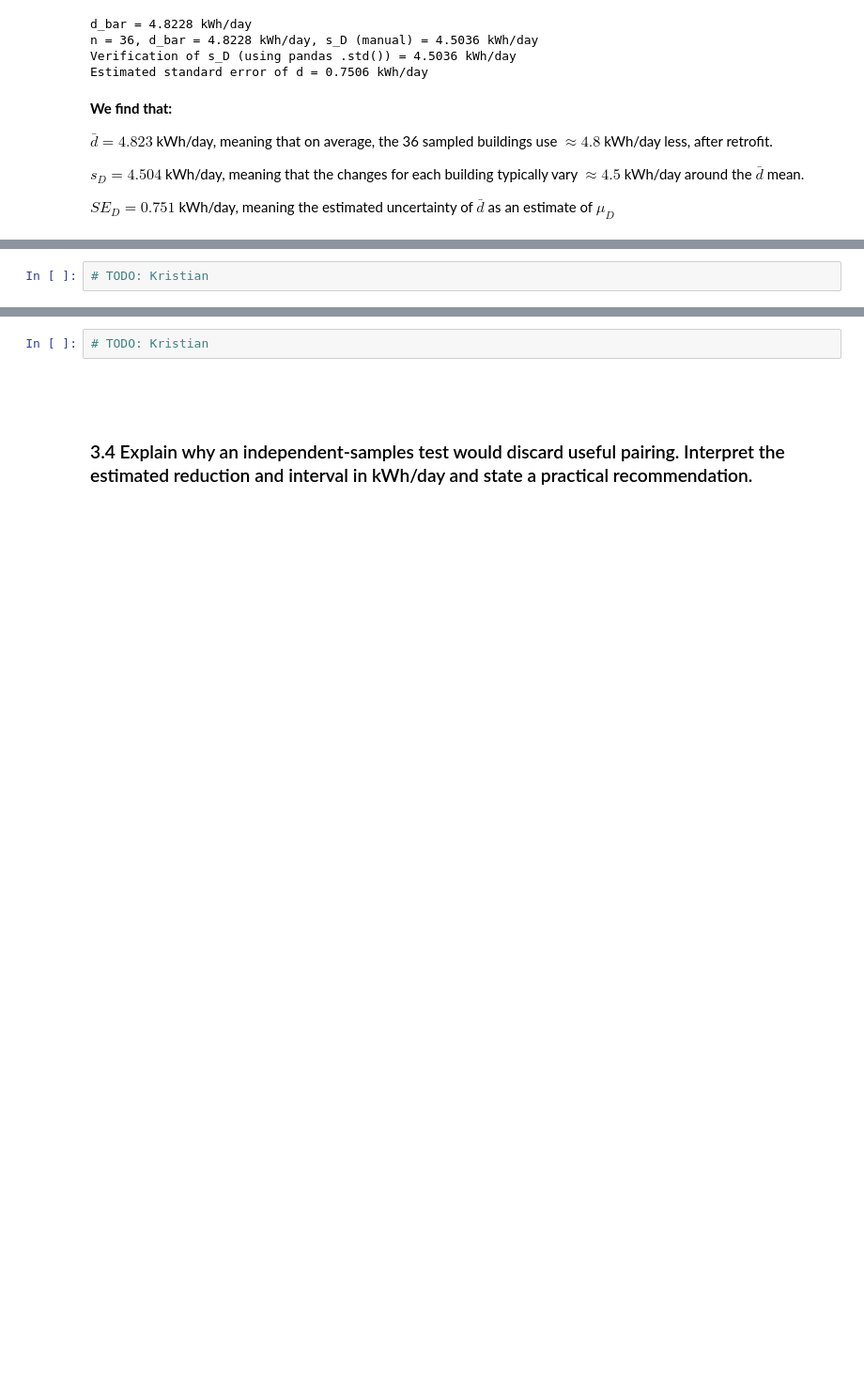
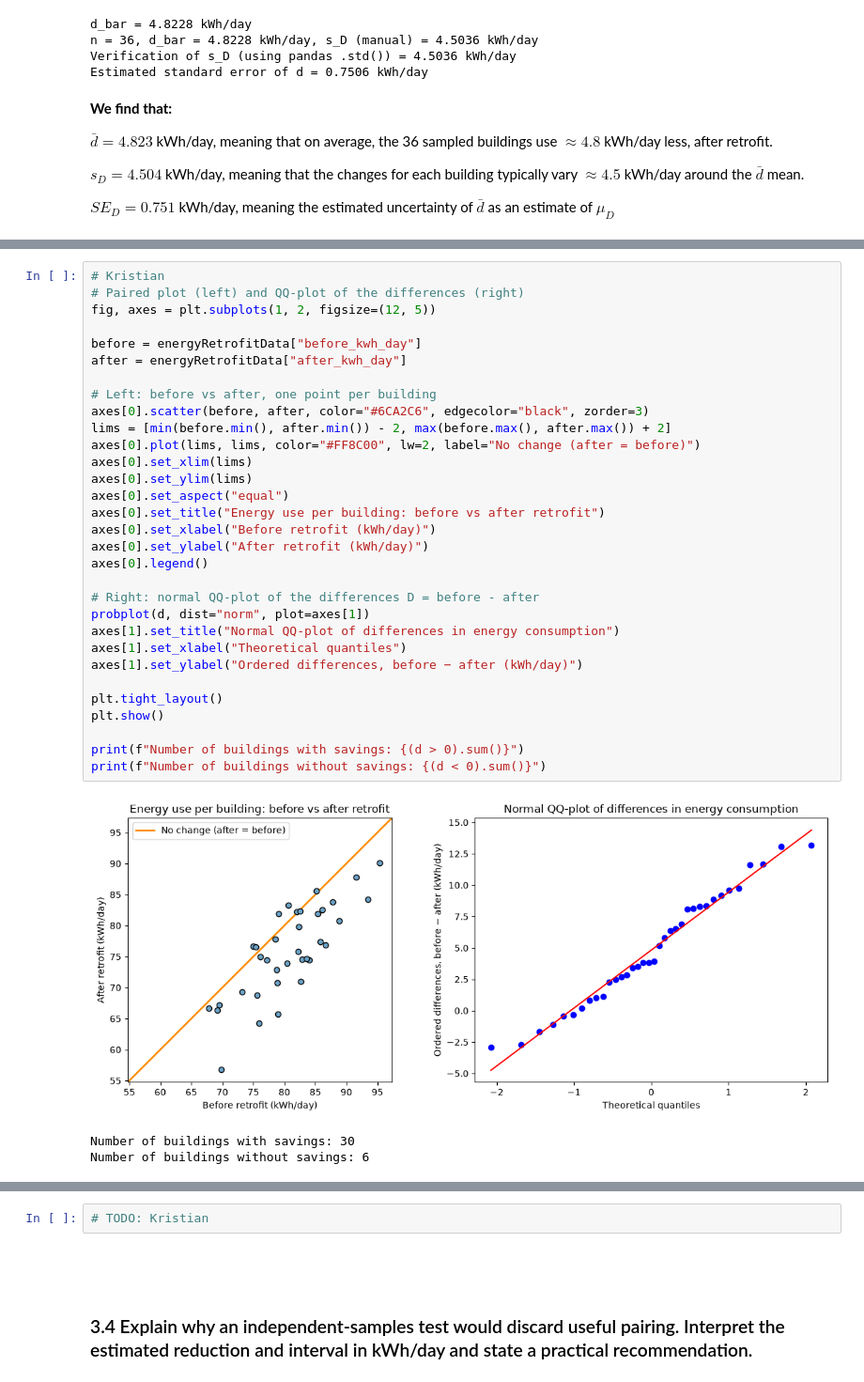
Before and after one commit to Dogmeat2000/sta1, a Jupyter notebook: assignment4/assignment4.ipynb, the cells around one changed output, grey strips where cells are left out. Shown at 94% size. Drawn from its saved outputs; the diff is of its cells as text; blank space fills up the shorter version.

```diff
--- a/assignment4/assignment4.ipynb
+++ b/assignment4/assignment4.ipynb
@@ -527,3 +534,36 @@ $SE_D = 0.751$ kWh/day, meaning the estimated uncertainty of $\bar{d}$ as an est
 # %%
-# TODO: Kristian
+# Kristian
+# Paired plot (left) and QQ-plot of the differences (right)
+fig, axes = plt.subplots(1, 2, figsize=(12, 5))
+
+before = energyRetrofitData["before_kwh_day"]
+after = energyRetrofitData["after_kwh_day"]
+
+# Left: before vs after, one point per building
+axes[0].scatter(before, after, color="#6CA2C6", edgecolor="black", zorder=3)
+lims = [min(before.min(), after.min()) - 2, max(before.max(), after.max()) + 2]
+axes[0].plot(lims, lims, color="#FF8C00", lw=2, label="No change (after = before)")
+axes[0].set_xlim(lims)
+axes[0].set_ylim(lims)
+axes[0].set_aspect("equal")
+axes[0].set_title("Energy use per building: before vs after retrofit")
+axes[0].set_xlabel("Before retrofit (kWh/day)")
+axes[0].set_ylabel("After retrofit (kWh/day)")
+axes[0].legend()
+
+# Right: normal QQ-plot of the differences D = before - after
+probplot(d, dist="norm", plot=axes[1])
+axes[1].set_title("Normal QQ-plot of differences in energy consumption")
+axes[1].set_xlabel("Theoretical quantiles")
+axes[1].set_ylabel("Ordered differences, before − after (kWh/day)")
+
+plt.tight_layout()
+plt.show()
+
+print(f"Number of buildings with savings: {(d > 0).sum()}")
+print(f"Number of buildings without savings: {(d < 0).sum()}")
+# %% [output]
+[figure, added]
+Number of buildings with savings: 30
+Number of buildings without savings: 6
 # %% [markdown]
```
Also changed, not shown: parts of 3 cells of this notebook.
